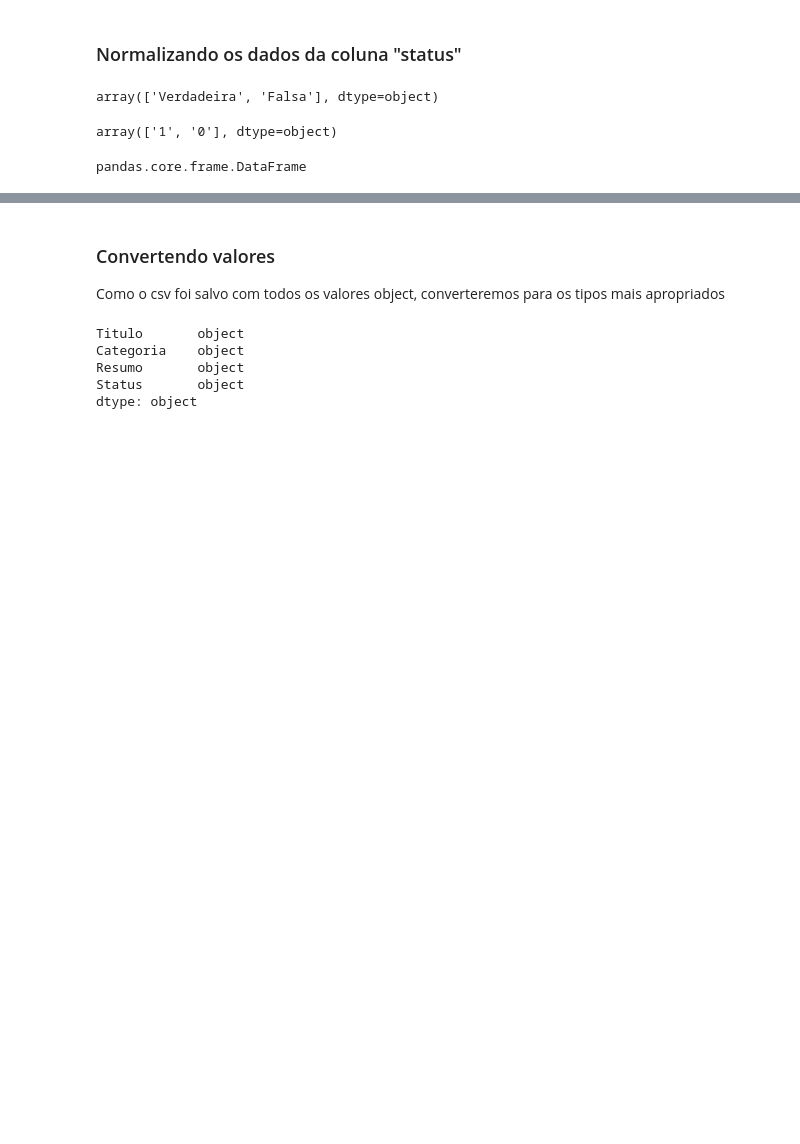
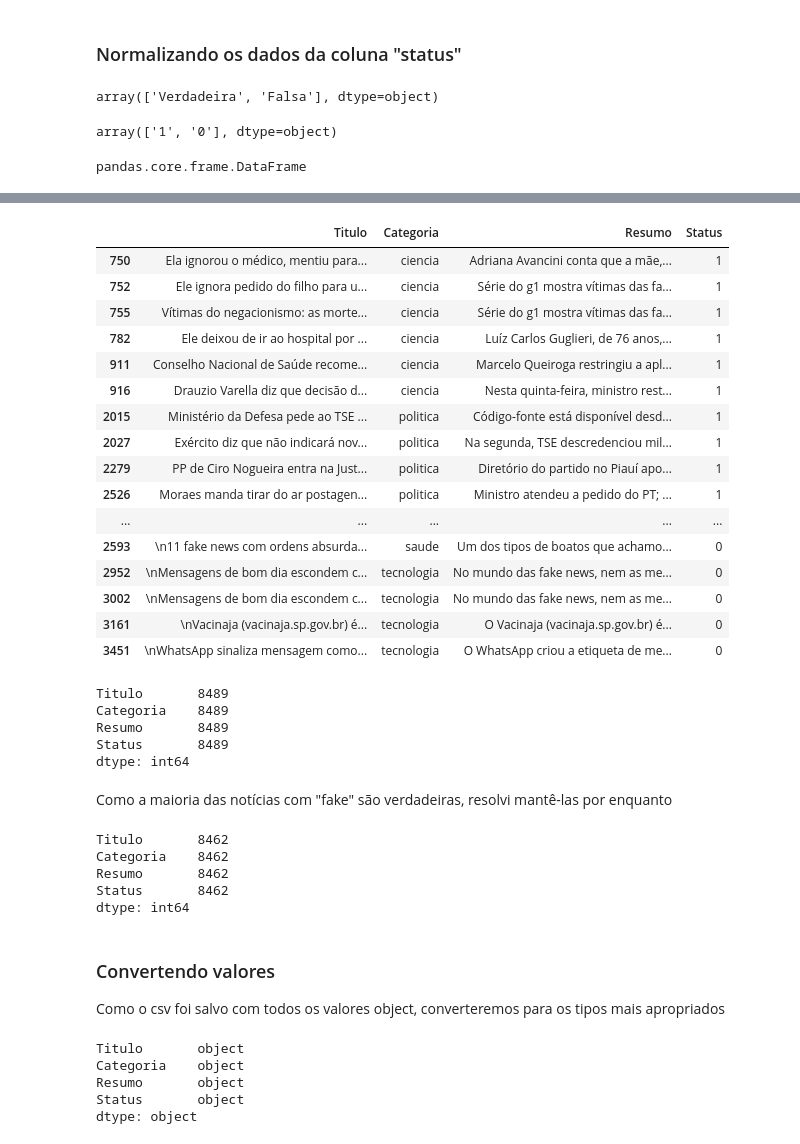
Before and after one commit to nanquim/falsiane, a Jupyter notebook: Tratamento Inicial do Dataset.ipynb, the cells around one changed output, grey strips where cells are left out. Cells and saved outputs as stored; diff of their text form; code cells hidden in the pictures; blank space fills up the shorter version.

```diff
--- a/Tratamento Inicial do Dataset.ipynb
+++ b/Tratamento Inicial do Dataset.ipynb
@@ -147,0 +190,2 @@ pandas.core.frame.DataFrame
+# %%
+fake = df[df['Resumo'].str.contains(r'fake(?!$)')]
@@ -147,0 +200,30 @@ pandas.core.frame.DataFrame
+# %%
+fake.head(32)
+# %% [output]
+|  | Titulo | Categoria | Resumo | Status |
+| 750 | Ela ignorou o médico, mentiu para... | ciencia | Adriana Avancini conta que a mãe,... | 1 |
+| 752 | Ele ignora pedido do filho para u... | ciencia | Série do g1 mostra vítimas das fa... | 1 |
+| 755 | Vítimas do negacionismo: as morte... | ciencia | Série do g1 mostra vítimas das fa... | 1 |
+| 782 | Ele deixou de ir ao hospital por ... | ciencia | Luíz Carlos Guglieri, de 76 anos,... | 1 |
+| 911 | Conselho Nacional de Saúde recome... | ciencia | Marcelo Queiroga restringiu a apl... | 1 |
+| 916 | Drauzio Varella diz que decisão d... | ciencia | Nesta quinta-feira, ministro rest... | 1 |
+| 2015 | Ministério da Defesa pede ao TSE ... | politica | Código-fonte está disponível desd... | 1 |
+| 2027 | Exército diz que não indicará nov... | politica | Na segunda, TSE descredenciou mil... | 1 |
+| 2279 | PP de Ciro Nogueira entra na Just... | politica | Diretório do partido no Piauí apo... | 1 |
+| 2526 | Moraes manda tirar do ar postagen... | politica | Ministro atendeu a pedido do PT; ... | 1 |
+| ... | ... | ... | ... | ... |
+| 2593 | \n11 fake news com ordens absurda... | saude | Um dos tipos de boatos que achamo... | 0 |
+| 2952 | \nMensagens de bom dia escondem c... | tecnologia | No mundo das fake news, nem as me... | 0 |
+| 3002 | \nMensagens de bom dia escondem c... | tecnologia | No mundo das fake news, nem as me... | 0 |
+| 3161 | \nVacinaja (vacinaja.sp.gov.br) é... | tecnologia | O Vacinaja (vacinaja.sp.gov.br) é... | 0 |
+| 3451 | \nWhatsApp sinaliza mensagem como... | tecnologia | O WhatsApp criou a etiqueta de me... | 0 |
+# %%
+df.count()
+# %% [output]
+Titulo       8489
+Categoria    8489
+Resumo       8489
+Status       8489
+dtype: int64
+# %% [markdown]
+Como a maioria das notícias com "fake" são verdadeiras, resolvi mantê-las por enquanto
@@ -148,3 +232,11 @@ pandas.core.frame.DataFrame
+# %%
+df.count()
+# %% [output]
+Titulo       8462
+Categoria    8462
+Resumo       8462
+Status       8462
+dtype: int64
 # %% [markdown]
 ### Convertendo valores
 
```
Also changed, not shown: parts of 21 cells of this notebook, 2 other files.
